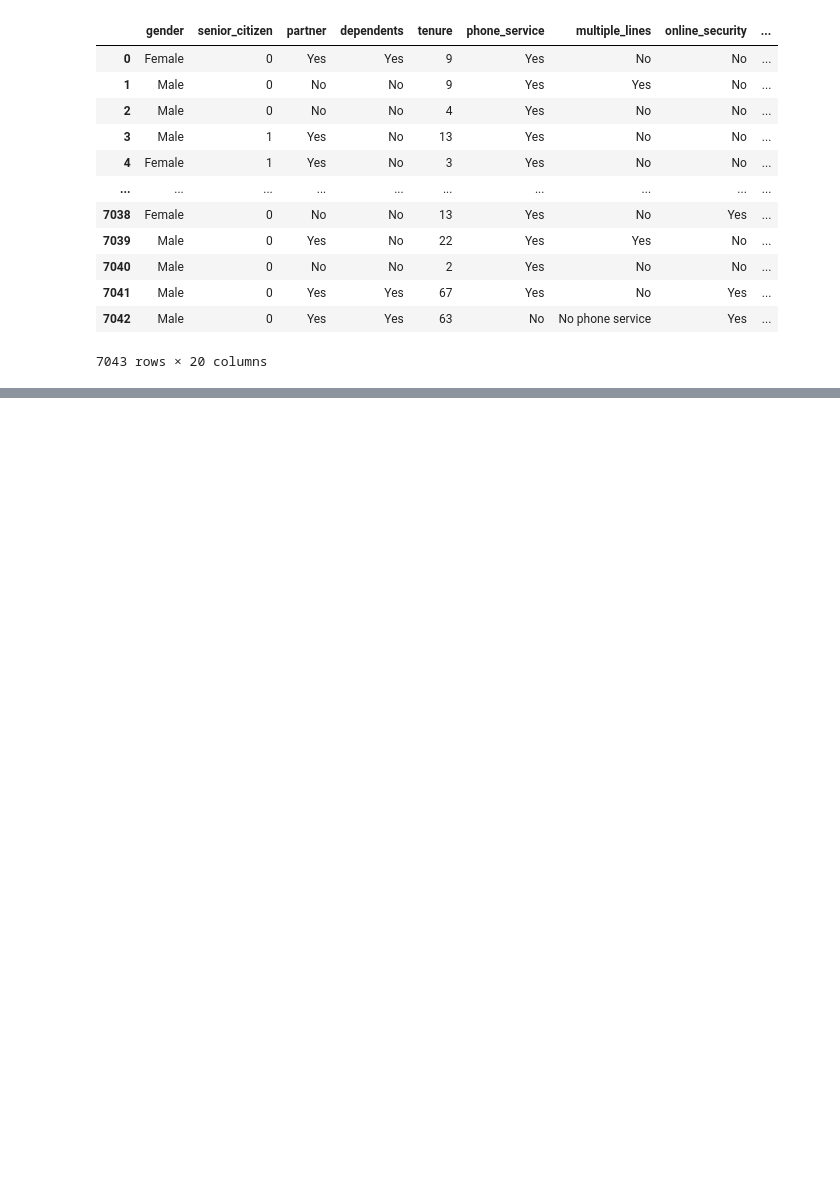
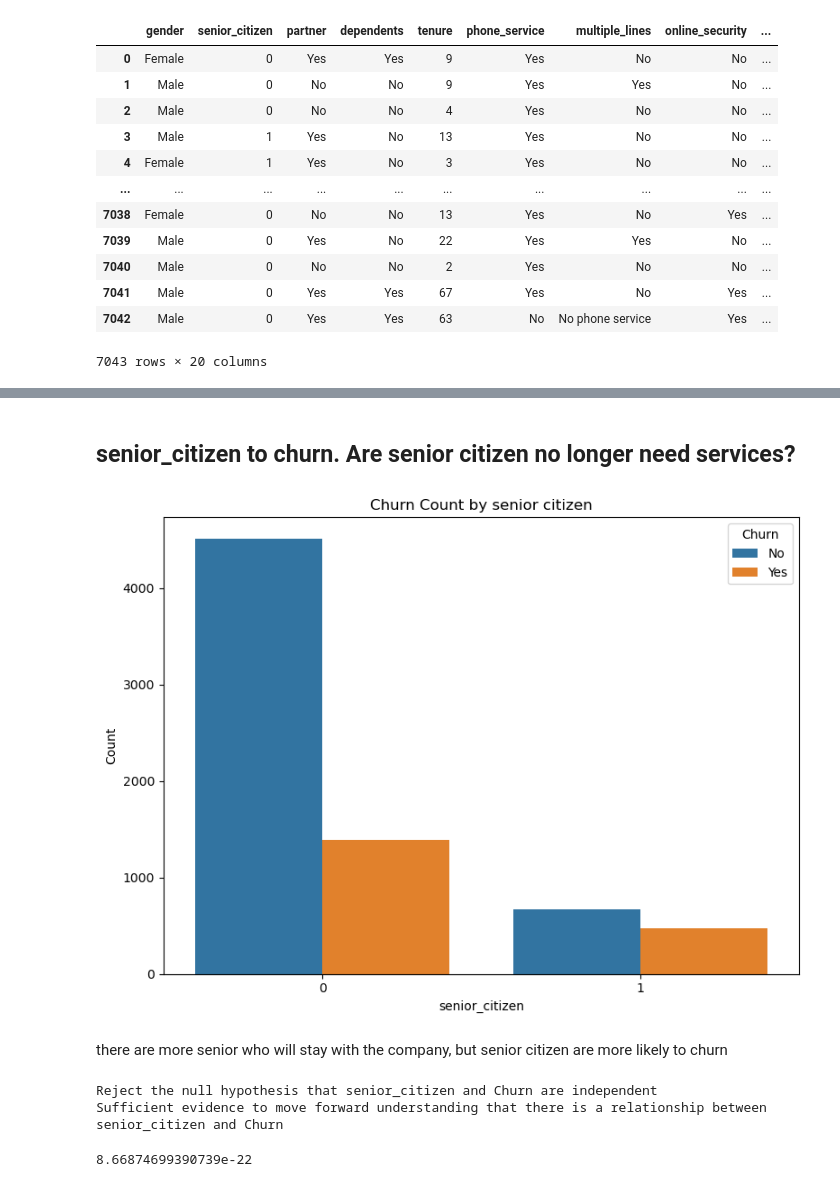
Before and after one commit to Thoai-Adam/ClassificationProject, a Jupyter notebook: acquire_and_prepare.ipynb, the cells around one changed output, grey strips where cells are left out. Saved outputs shown, nothing was run; the diff lists cells and outputs as text; code cells hidden in the pictures; blank space fills up the shorter version.

```diff
--- a/acquire_and_prepare.ipynb
+++ b/acquire_and_prepare.ipynb
@@ -595,0 +743,37 @@ df
+# %% [markdown]
+## senior_citizen to churn. Are senior citizen no longer need services?
+# %%
+plt.figure(figsize=(8, 6))
+sns.countplot(data=df, x='senior_citizen', hue='churn')
+plt.xlabel('senior_citizen')
+plt.ylabel('Count')
+plt.title('Churn Count by senior citizen')
+plt.legend(title='Churn')
+plt.tight_layout()
+plt.show()
+# %% [output]
+[figure, added]
+# %% [markdown]
+there are more senior who will stay with the company, but senior citizen are more likely to churn
+# %%
+# Let's run a chi squared to compare proportions, to have more confidence
+alpha = 0.05
+null_hypothesis = "senior_citizen and Churn are independent"
+alternative_hypothesis = "there is a relationship between senior_citizen and Churn"
+
+# Setup a crosstab of observed survival to pclass
+observed = pd.crosstab(train.churn, train.senior_citizen)
+
+chi2, p, degf, expected = stats.chi2_contingency(observed)
+
+if p < alpha:
+    print("Reject the null hypothesis that", null_hypothesis)
+    print("Sufficient evidence to move forward understanding that", alternative_hypothesis)
+else:
+    print("Fail to reject the null")
+    print("Insufficient evidence to reject the null")
+p
+# %% [output]
+Reject the null hypothesis that senior_citizen and Churn are independent
+Sufficient evidence to move forward understanding that there is a relationship between senior_citizen and Churn
+8.66874699390739e-22
```
Also changed, not shown: parts of 87 cells of this notebook.
